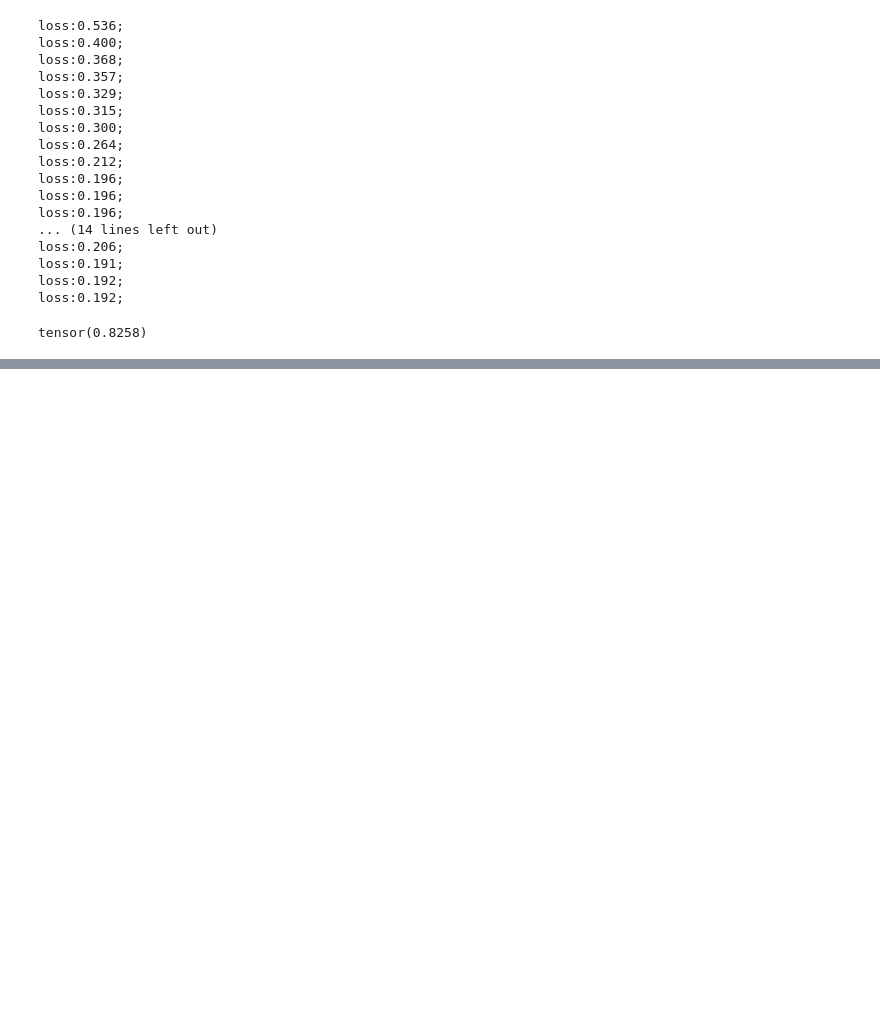
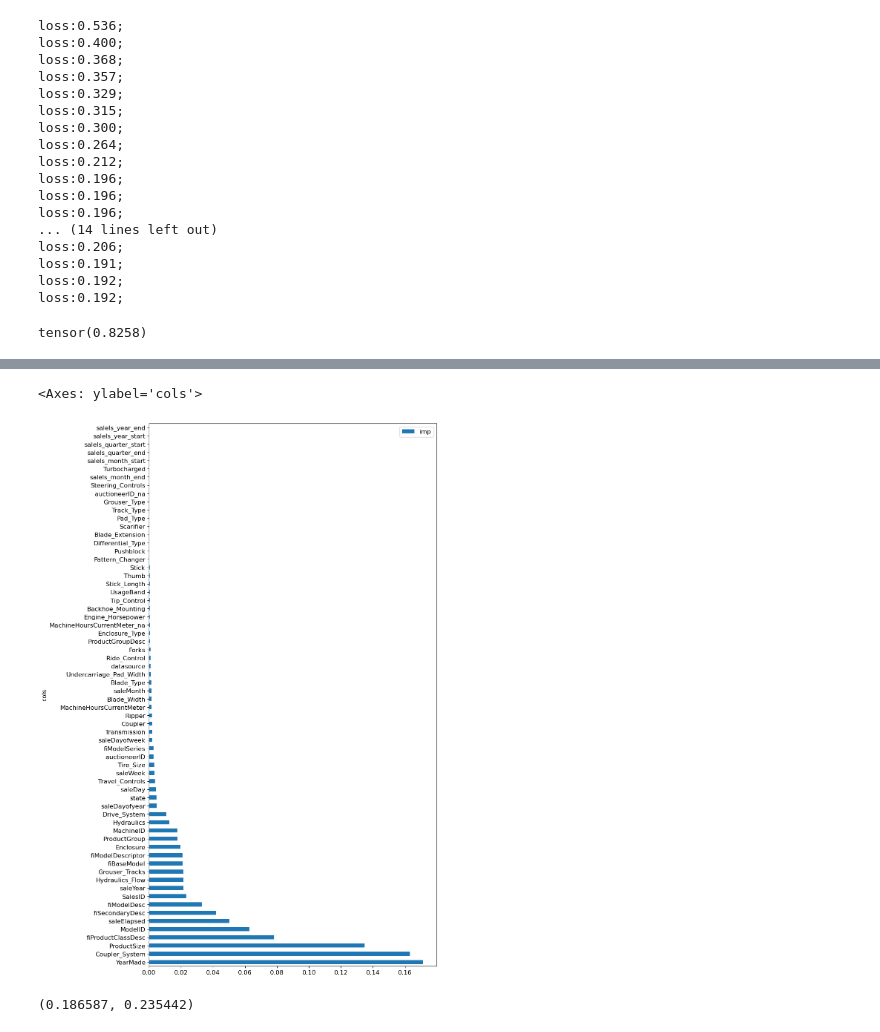
Before and after one commit to nehabansal26/fastailearning, a Jupyter notebook: Lecture5.ipynb, the cells around one changed output, grey strips where cells are left out. Drawn from its saved outputs; the diff is of its cells as text; code cells hidden in the pictures; blank space fills up the shorter version.

```diff
--- a/Lecture5.ipynb
+++ b/Lecture5.ipynb
@@ -463,0 +644,3 @@ tensor(0.8258)
+# %%
+m = DecisionTreeRegressor()
+m.fit(xs,y)
@@ -463,0 +653,4 @@ tensor(0.8258)
+# %%
+m = DecisionTreeRegressor(min_samples_leaf=25)
+m.fit(xs,y)
+m_rmse(m,xs,y),m_rmse(m,valid_xs,valid_y)
@@ -463,0 +683,4 @@ tensor(0.8258)
+# %%
+for trees in range(5,30,5):
+    rf = RandomForestRegressor(max_features=0.5,n_estimators = 10,oob_score=True).fit(xs,y)
+    print(m_rmse(rf,xs,y),m_rmse(rf,valid_xs,valid_y),r_rmse(rf.oob_prediction_,y))
@@ -463,0 +693,7 @@ tensor(0.8258)
+# %%
+def rf_feat_importance(m,df): return pd.DataFrame({'cols':df.columns,'imp':m.feature_importances_}).sort_values('imp',ascending =False)
+# %%
+rf_feat_importance(rf,xs).plot('cols','imp','barh',figsize=(10,19))
+# %% [output]
+<Axes: ylabel='cols'>
+[figure, added]
@@ -463,0 +705,5 @@ tensor(0.8258)
+# %%
+rf = RandomForestRegressor(max_features=0.5,n_estimators = 10,oob_score=True,max_samples=200_000,min_samples_leaf=5,n_jobs=-1).fit(xs_keep,y)
+m_rmse(rf,xs_keep,y),m_rmse(rf,valid_keep,valid_y)
+# %% [output]
+(0.186587, 0.235442)
```
Also changed, not shown: parts of 83 cells of this notebook.
